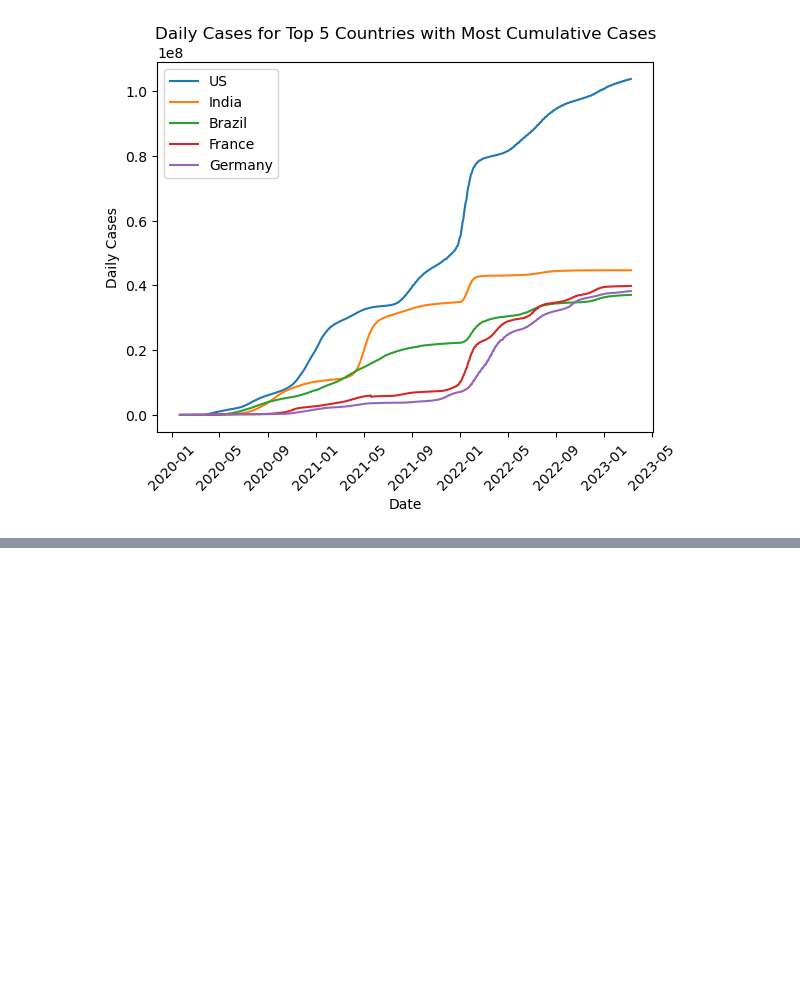
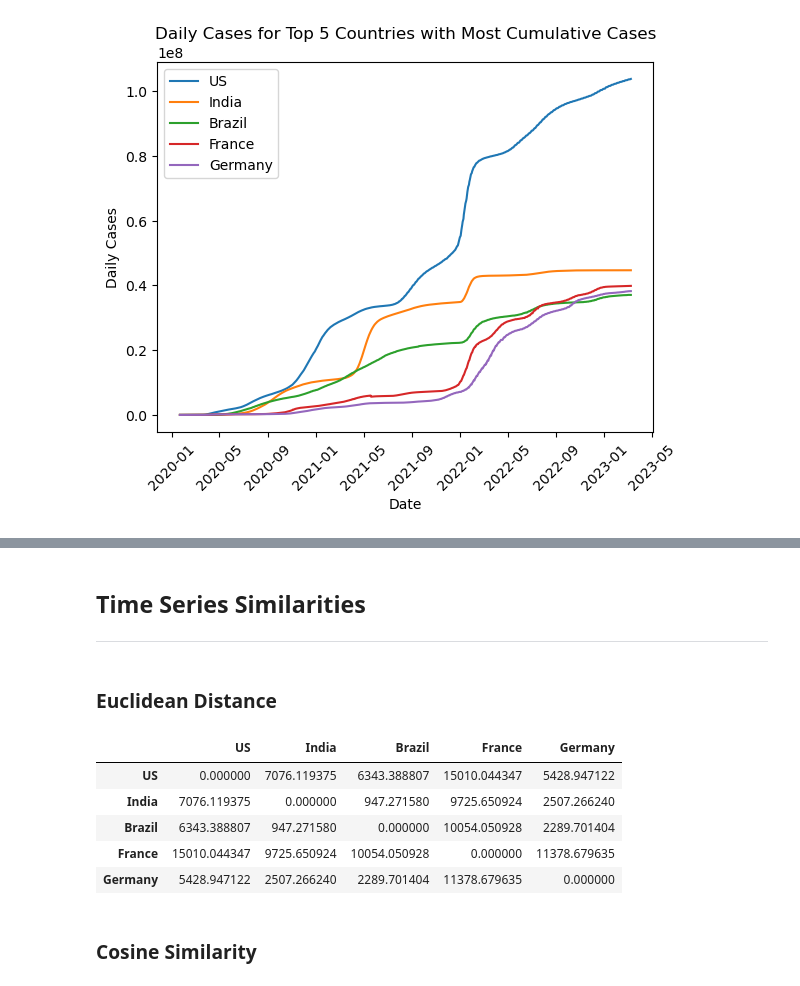
Before and after one commit to omarujawara/grdcntr-projects, a Jupyter notebook: timeseries_mining/timeseries_mining_project.ipynb, the cells around one changed output, grey strips where cells are left out. Cells and saved outputs as stored; diff of their text form; code cells hidden in the pictures; blank space fills up the shorter version.

```diff
--- a/timeseries_mining/timeseries_mining_project.ipynb
+++ b/timeseries_mining/timeseries_mining_project.ipynb
@@ -168,0 +172,38 @@ plot_seasonal_components(sea_df)
+# %% [markdown]
+## Time Series Similarities
+---
+# %% [markdown]
+### Euclidean Distance
+# %%
+def calc_euclidean_dist(seasonal_components):
+    """
+    Calculate pairwise Euclidean distances between time series data for the top 5 countries.
+
+    Args:
+    seasonal_components (DataFrame): DataFrame containing seasonal components of time series data.
+
+    Returns:
+    DataFrame: Symmetric matrix of all pairwise Euclidean distances.
+    """
+
+    # Calculate pairwise Euclidean distances using pdist
+    pairwise_distances = pdist(seasonal_components.transpose(), metric='euclidean')
+
+    # Convert pairwise distances to a symmetric matrix
+    symmetric_matrix = squareform(pairwise_distances)
+
+    # Create a DataFrame from the symmetric matrix with country names as index and column names
+    euclidean_dist_df = pd.DataFrame(symmetric_matrix, index=seasonal_components.columns.tolist(), columns=seasonal_components.columns.tolist())
+
+    return euclidean_dist_df
+# %%
+calc_euclidean_dist(sea_df)
+# %% [output]
+|  | US | India | Brazil | France | Germany |
+| US | 0.000000 | 7076.119375 | 6343.388807 | 15010.044347 | 5428.947122 |
+| India | 7076.119375 | 0.000000 | 947.271580 | 9725.650924 | 2507.266240 |
+| Brazil | 6343.388807 | 947.271580 | 0.000000 | 10054.050928 | 2289.701404 |
+| France | 15010.044347 | 9725.650924 | 10054.050928 | 0.000000 | 11378.679635 |
+| Germany | 5428.947122 | 2507.266240 | 2289.701404 | 11378.679635 | 0.000000 |
+# %% [markdown]
+### Cosine Similarity
```
Also changed, not shown: parts of 16 cells of this notebook.
